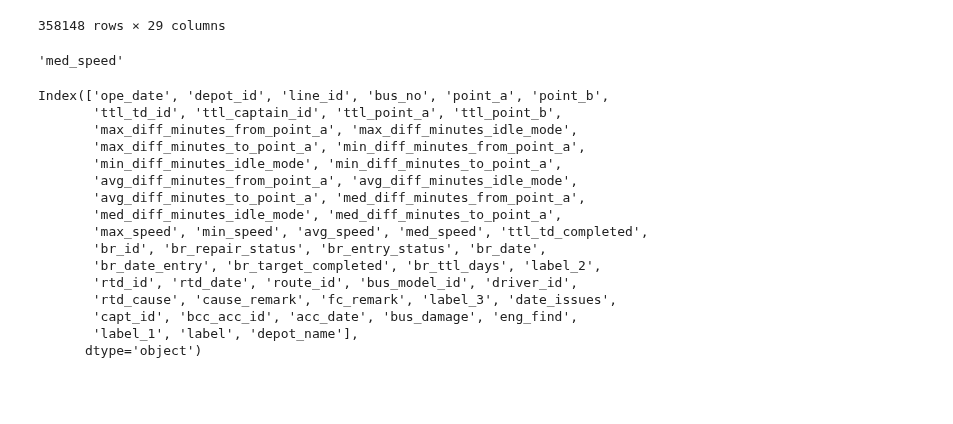
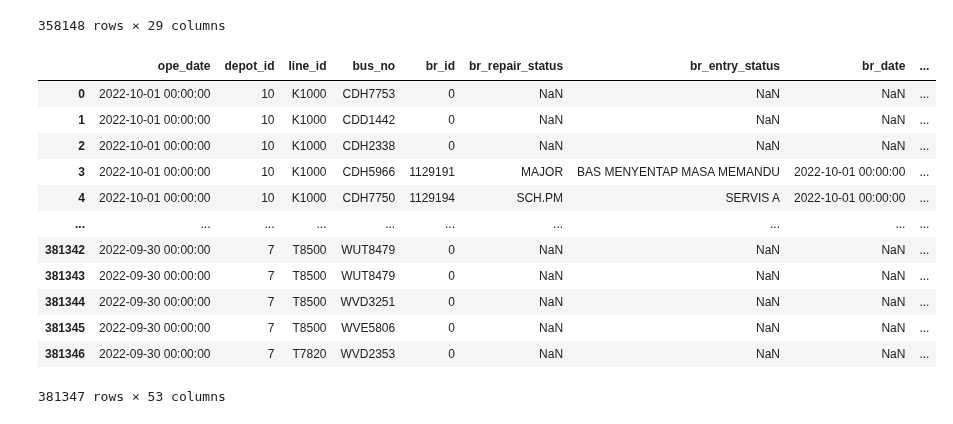
Before and after one commit to izardy/myrapid-backend, a Jupyter notebook: etl/data_modelling.ipynb, the cells around one changed output. Cells and saved outputs as stored; diff of their text form; code cells hidden in the pictures; blank space fills up the shorter version.

```diff
--- a/etl/data_modelling.ipynb
+++ b/etl/data_modelling.ipynb
@@ -38,50 +39,58 @@ infoBAS
 # %%
 #data model
 #pd.merge(infoTRIP,infoBAS.drop(columns=['label_1','label_2','label_3']),how='left',on=['ope_date','depot_id','bus_no']) #.to_csv('../data/model/data_model.csv',index=False)
-infoBAS_update=pd.merge(infoTRIP,infoBAS.drop(columns=['label_1','label_2','label_3']),how='left',on=['ope_date','depot_id','line_id','bus_no']).drop_duplicates()
-infoBAS_update.columns[25]
+#infoBAS_update=pd.merge(infoBAS.drop(columns=['label_1','label_2','label_3']),infoTRIP,how='left',on=['ope_date','depot_id','line_id','bus_no']).drop_duplicates()
+#infoBAS_update#.columns[25]
-# %% [output]
-'med_speed'
 # %%
 infoDepot=pd.read_csv('../data/processed/InfoDEPOT.csv',low_memory=False)[['depot_id','depot_name']].drop_duplicates()
 
 infoTRIP=pd.read_csv('../data/trip_departure/processed/td_agg.csv',low_memory=False)
 infoTRIP['ope_date']=pd.to_datetime(infoTRIP['ope_date']+ ' 00:00:00').dt.strftime('%Y-%m-%d %H:%M:%S')
 
 infoBas=pd.read_csv('../data/processed/InfoBAS.csv')
 
 infoBas['ope_date']=pd.to_datetime(infoBas['ope_date']+ ' 00:00:00').dt.strftime('%Y-%m-%d %H:%M:%S')
 infoBas['br_date']=pd.to_datetime(infoBas['br_date']+ ' 00:00:00').dt.strftime('%Y-%m-%d %H:%M:%S')
 infoBas['br_date_entry']=pd.to_datetime(infoBas['br_date_entry']+ ' 00:00:00').dt.strftime('%Y-%m-%d %H:%M:%S')
 infoBas['br_target_completed']=pd.to_datetime(infoBas['br_target_completed']+ ' 00:00:00').dt.strftime('%Y-%m-%d %H:%M:%S')
 infoBas['rtd_date']=pd.to_datetime(infoBas['rtd_date']+ ' 00:00:00').dt.strftime('%Y-%m-%d %H:%M:%S')
 infoBas['date_issues']=pd.to_datetime(infoBas['date_issues']+ ' 00:00:00').dt.strftime('%Y-%m-%d %H:%M:%S')
 infoBas['acc_date']=pd.to_datetime(infoBas['acc_date']+ ' 00:00:00').dt.strftime('%Y-%m-%d %H:%M:%S')
 
 #infoBas=infoBas.drop(columns=['label_1','label_2','label_3'])
 
-infoBas=pd.merge(infoTRIP,infoBas,how='left',on=['ope_date','depot_id','line_id','bus_no']).drop_duplicates()
+infoBas=pd.merge(infoBas,infoTRIP,how='left',on=['ope_date','depot_id','line_id','bus_no']).drop_duplicates()
 infoBas=pd.merge(infoBas,infoDepot,how='left',on=['depot_id']).drop_duplicates()
+infoBas['br_id']=pd.to_numeric(infoBas['br_id'], errors='coerce').fillna(0).astype(int)
+infoBas['rtd_id']=pd.to_numeric(infoBas['rtd_id'], errors='coerce').fillna(0).astype(int)
+infoBas['route_id']=pd.to_numeric(infoBas['route_id'], errors='coerce').fillna(0).astype(int)
+infoBas['bus_model_id']=pd.to_numeric(infoBas['bus_model_id'], errors='coerce').fillna(0).astype(int)
+infoBas['rtd_cause']=pd.to_numeric(infoBas['rtd_cause'], errors='coerce').fillna(0).astype(int)
 
-infoBas.to_csv('../data/model/data_model.csv',index=False)
+infoBas['label_1']=infoBas['label_1'].str.upper()
+infoBas['label_2']=infoBas['label_2'].str.upper()
+infoBas['label_3']=infoBas['label_3'].str.upper()
+infoBas['label']=infoBas['label'].str.upper()
 
-infoBas.columns
+infoBas['point_a']=infoBas['point_a'].str.upper()
+infoBas['point_b']=infoBas['point_b'].str.upper()
+
+#infoBas.to_csv('../data/model/data_model.csv',index=False)
+
+infoBas#.columns
 
 #/home/hadoop/MyRapidHack2023-BackEnd/
 # %% [output]
+|  | ope_date | depot_id | line_id | bus_no | br_id | br_repair_status | br_entry_status | br_date | ... |
+| 0 | 2022-10-01 00:00:00 | 10 | K1000 | CDH7753 | 0 | NaN | NaN | NaN | ... |
+| 1 | 2022-10-01 00:00:00 | 10 | K1000 | CDD1442 | 0 | NaN | NaN | NaN | ... |
+| 2 | 2022-10-01 00:00:00 | 10 | K1000 | CDH2338 | 0 | NaN | NaN | NaN | ... |
+| 3 | 2022-10-01 00:00:00 | 10 | K1000 | CDH5966 | 1129191 | MAJOR | BAS MENYENTAP MASA MEMANDU | 2022-10-01 00:00:00 | ... |
+| 4 | 2022-10-01 00:00:00 | 10 | K1000 | CDH7750 | 1129194 | SCH.PM | SERVIS A | 2022-10-01 00:00:00 | ... |
+| ... | ... | ... | ... | ... | ... | ... | ... | ... | ... |
+| 381342 | 2022-09-30 00:00:00 | 7 | T8500 | WUT8479 | 0 | NaN | NaN | NaN | ... |
+| 381343 | 2022-09-30 00:00:00 | 7 | T8500 | WUT8479 | 0 | NaN | NaN | NaN | ... |
+| 381344 | 2022-09-30 00:00:00 | 7 | T8500 | WVD3251 | 0 | NaN | NaN | NaN | ... |
+| 381345 | 2022-09-30 00:00:00 | 7 | T8500 | WVE5806 | 0 | NaN | NaN | NaN | ... |
+| 381346 | 2022-09-30 00:00:00 | 7 | T7820 | WVD2353 | 0 | NaN | NaN | NaN | ... |
-Index(['ope_date', 'depot_id', 'line_id', 'bus_no', 'point_a', 'point_b',
-       'ttl_td_id', 'ttl_captain_id', 'ttl_point_a', 'ttl_point_b',
-       'max_diff_minutes_from_point_a', 'max_diff_minutes_idle_mode',
-       'max_diff_minutes_to_point_a', 'min_diff_minutes_from_point_a',
-       'min_diff_minutes_idle_mode', 'min_diff_minutes_to_point_a',
-       'avg_diff_minutes_from_point_a', 'avg_diff_minutes_idle_mode',
-       'avg_diff_minutes_to_point_a', 'med_diff_minutes_from_point_a',
-       'med_diff_minutes_idle_mode', 'med_diff_minutes_to_point_a',
-       'max_speed', 'min_speed', 'avg_speed', 'med_speed', 'ttl_td_completed',
-       'br_id', 'br_repair_status', 'br_entry_status', 'br_date',
-       'br_date_entry', 'br_target_completed', 'br_ttl_days', 'label_2',
-       'rtd_id', 'rtd_date', 'route_id', 'bus_model_id', 'driver_id',
-       'rtd_cause', 'cause_remark', 'fc_remark', 'label_3', 'date_issues',
-       'capt_id', 'bcc_acc_id', 'acc_date', 'bus_damage', 'eng_find',
-       'label_1', 'label', 'depot_name'],
-      dtype='object')
+381347 rows × 53 columns
```
Also changed, not shown: parts of 5 cells of this notebook, 3 other files.
